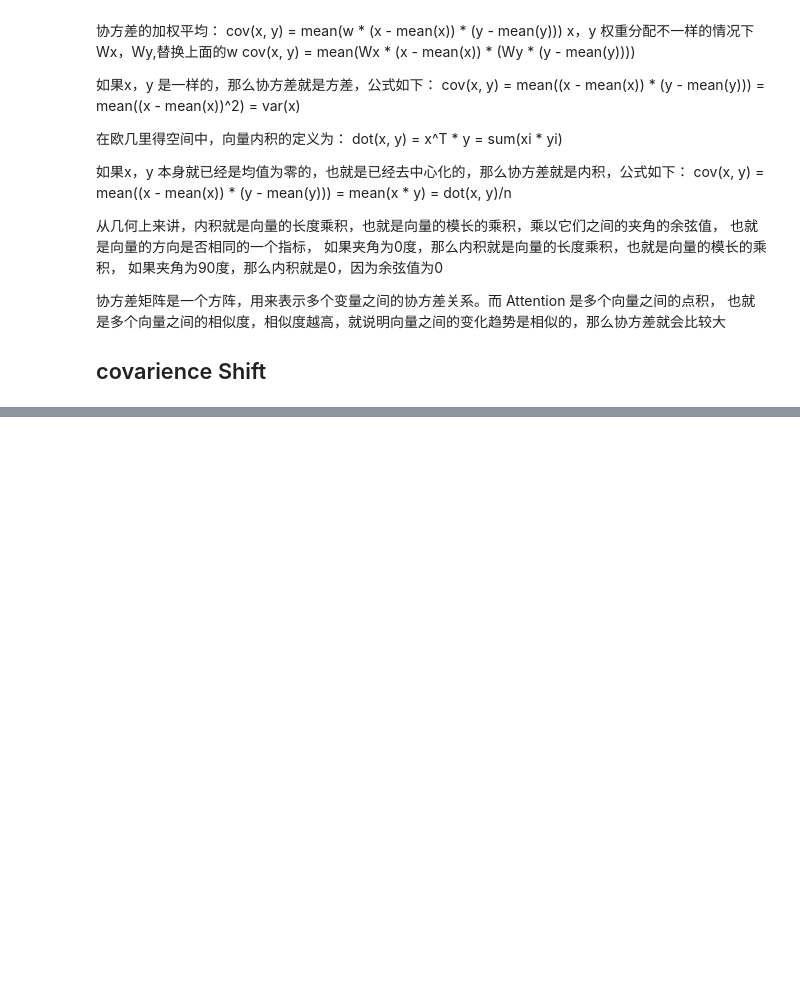
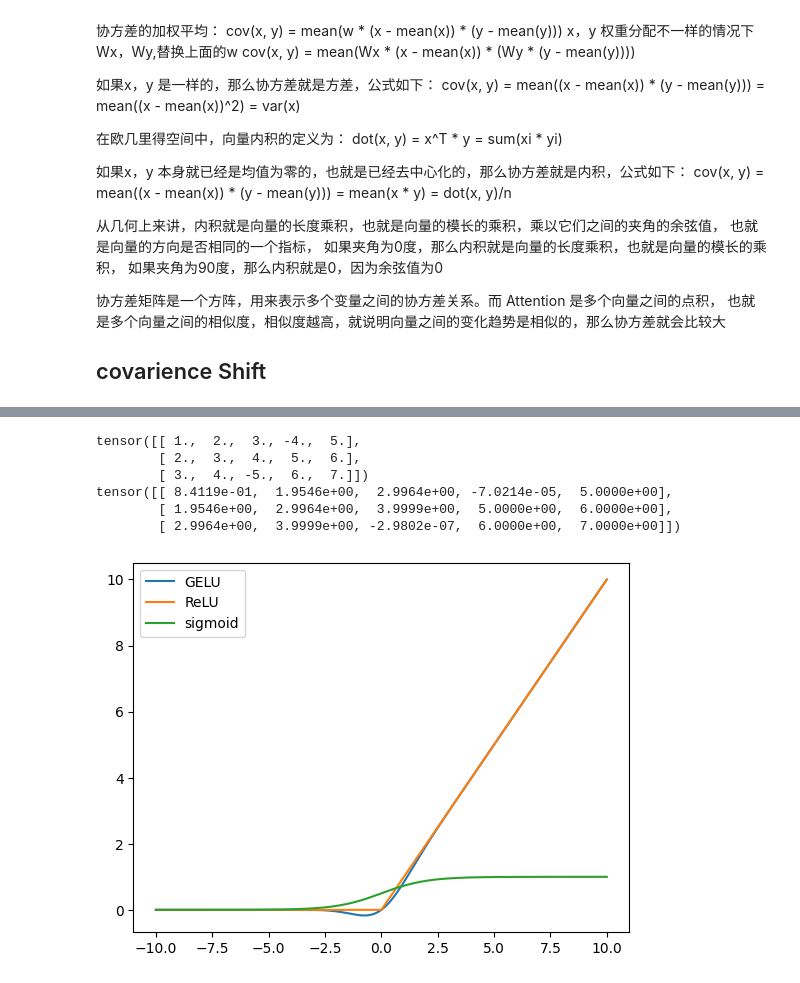
Before and after one commit to gaoxiaoling/BabyLLM, a Jupyter notebook: LLM/model.ipynb, the cells around one changed output, grey strips where cells are left out. Saved outputs shown, nothing was run; the diff lists cells and outputs as text; code cells hidden in the pictures; blank space fills up the shorter version.

```diff
--- a/LLM/model.ipynb
+++ b/LLM/model.ipynb
@@ -188,0 +217,54 @@ normalization 会把数据变成均值为 0，方差为 1，这样相对比较
+# %%
+# GELU激活函数
+# GELU(x) = 0.5 * x * (1 + tanh(sqrt(2 / pi) * (x + 0.044715 * x^3)))
+# 其中 x 是输入张量的元素，^3 表示 x 的立方，sqrt(2 / pi) 是一个常量，用于缩放输入张量，0.044715 是一个小的常量，用于防止输入张量过大导致 tanh 函数输出饱和。
+import math
+import torch
+import torch.nn as nn
+
+class GELU(nn.Module):
+    def forward(self, x):
+        return 0.5 * x * (1 + torch.tanh(math.sqrt(2 / math.pi) * (x + 0.044715 * torch.pow(x, 3))))
+# test GELU, 输入一个3x5的张量，输出一个3x5的张量，
+input = torch.tensor([[1.0, 2.0, 3.0, -4.0, 5.0],
+                      [2.0, 3.0, 4.0, 5.0, 6.0],
+                      [3.0, 4.0, -5.0, 6.0, 7.0]])
+print(input)
+
+layer = GELU()
+output = layer(input)
+print(output)
+# %% [output]
+tensor([[ 1.,  2.,  3., -4.,  5.],
+        [ 2.,  3.,  4.,  5.,  6.],
+        [ 3.,  4., -5.,  6.,  7.]])
+tensor([[ 8.4119e-01,  1.9546e+00,  2.9964e+00, -7.0214e-05,  5.0000e+00],
+        [ 1.9546e+00,  2.9964e+00,  3.9999e+00,  5.0000e+00,  6.0000e+00],
+        [ 2.9964e+00,  3.9999e+00, -2.9802e-07,  6.0000e+00,  7.0000e+00]])
+# %%
+# 用matplotlib 绘制 GELU， ReLU，sigmoid  函数的图像
+import matplotlib.pyplot as plt
+# 定义 GELU 函数
+def gelu(x):
+    return 0.5 * x * (1 + torch.tanh(math.sqrt(2 / math.pi) * (x + 0.044715 * torch.pow(x, 3))))
+# 定义 ReLU 函数
+def relu(x):
+    return torch.maximum(x, torch.zeros_like(x)) # 对输入张量 x 中的每个元素，取其与 0 中的较大值，maximum会比较两个一样大小的张量中每个元素的大小，返回较大值
+# 定义 sigmoid 函数
+def sigmoid(x):
+    # 不能直接math.exp(x), 因为x是一个张量，只能对每个元素进行指数运算
+    return 1 / (1 + torch.exp(-x))
+# 定义 x 范围
+x = torch.linspace(-10, 10, 1000)
+# 计算 GELU, ReLU, sigmoid 函数在 x 上的取值
+y_gelu = gelu(x)
+y_relu = relu(x)
+y_sigmoid = sigmoid(x)
+# 绘制 GELU, ReLU, sigmoid 函数的图像
+plt.plot(x, y_gelu, label='GELU') #参数为 x, y, label，分别为 x 轴坐标，y 轴坐标，图例标签
+plt.plot(x, y_relu, label='ReLU')
+plt.plot(x, y_sigmoid, label='sigmoid')
+plt.legend()
+plt.show()
+# %% [output]
+[figure, added]
```
Also changed, not shown: parts of 10 cells of this notebook, 11 other files.
